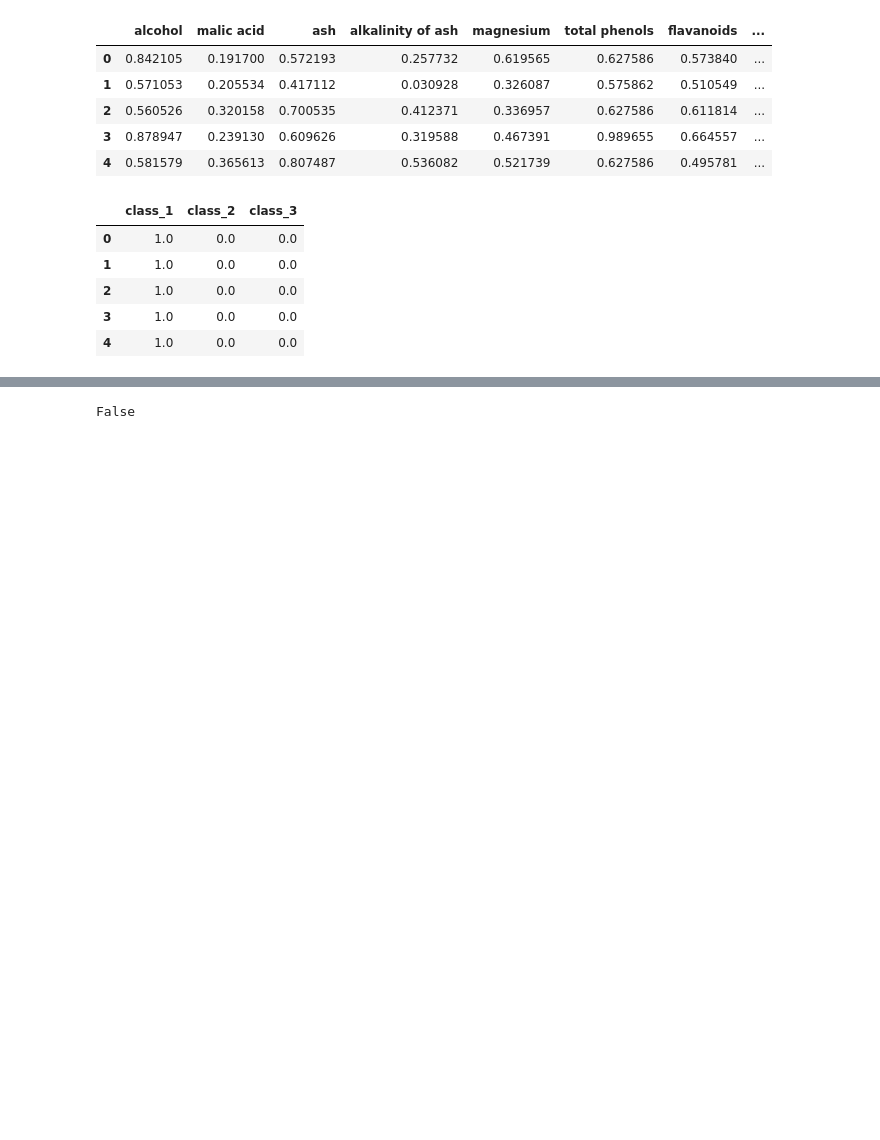
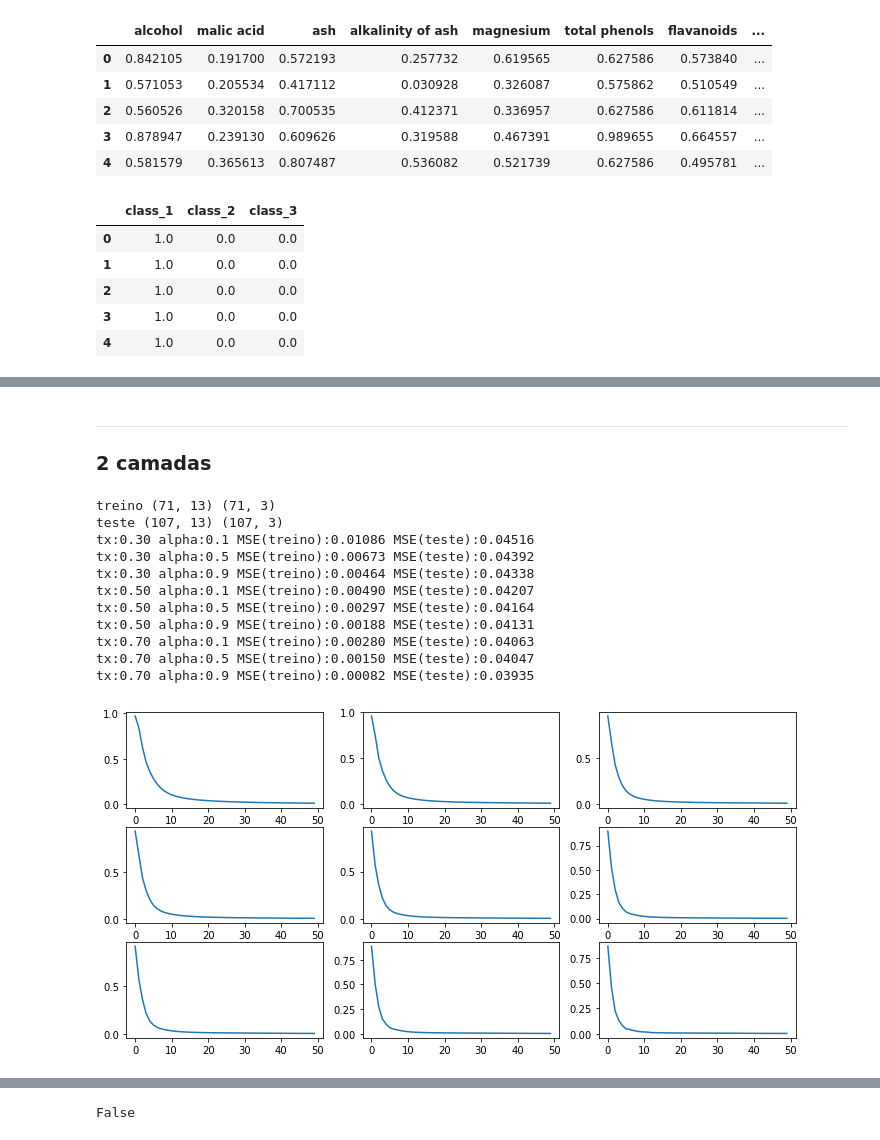
Before and after one commit to helbertmoreirapinto/SCC0270-Redes-Neurais, a Jupyter notebook: proj1 - MLP/iniciar.ipynb, the cells around one changed output, grey strips where cells are left out. Cells and saved outputs as stored; diff of their text form; code cells hidden in the pictures; blank space fills up the shorter version.

```diff
--- a/proj1 - MLP/iniciar.ipynb
+++ b/proj1 - MLP/iniciar.ipynb
@@ -208,0 +247,27 @@ for v in debug:
+# %% [markdown]
+---
+### 2 camadas
+# %%
+projeto(
+    X_data = wine_X,
+    y_data = wine_y,
+    test_size = 0.6,
+    neta = [0.3, 0.5, 0.7],
+    alpha = [0.1, 0.5, 0.9],
+    max_epocas = 50,
+    n_camadas = 2,
+    seed = 100
+)
+# %% [output]
+treino (71, 13) (71, 3)
+teste (107, 13) (107, 3)
+tx:0.30 alpha:0.1 MSE(treino):0.01086 MSE(teste):0.04516
+tx:0.30 alpha:0.5 MSE(treino):0.00673 MSE(teste):0.04392
+tx:0.30 alpha:0.9 MSE(treino):0.00464 MSE(teste):0.04338
+tx:0.50 alpha:0.1 MSE(treino):0.00490 MSE(teste):0.04207
+tx:0.50 alpha:0.5 MSE(treino):0.00297 MSE(teste):0.04164
+tx:0.50 alpha:0.9 MSE(treino):0.00188 MSE(teste):0.04131
+tx:0.70 alpha:0.1 MSE(treino):0.00280 MSE(teste):0.04063
+tx:0.70 alpha:0.5 MSE(treino):0.00150 MSE(teste):0.04047
+tx:0.70 alpha:0.9 MSE(treino):0.00082 MSE(teste):0.03935
+[figure, added]
```
Also changed, not shown: parts of 64 cells of this notebook.
